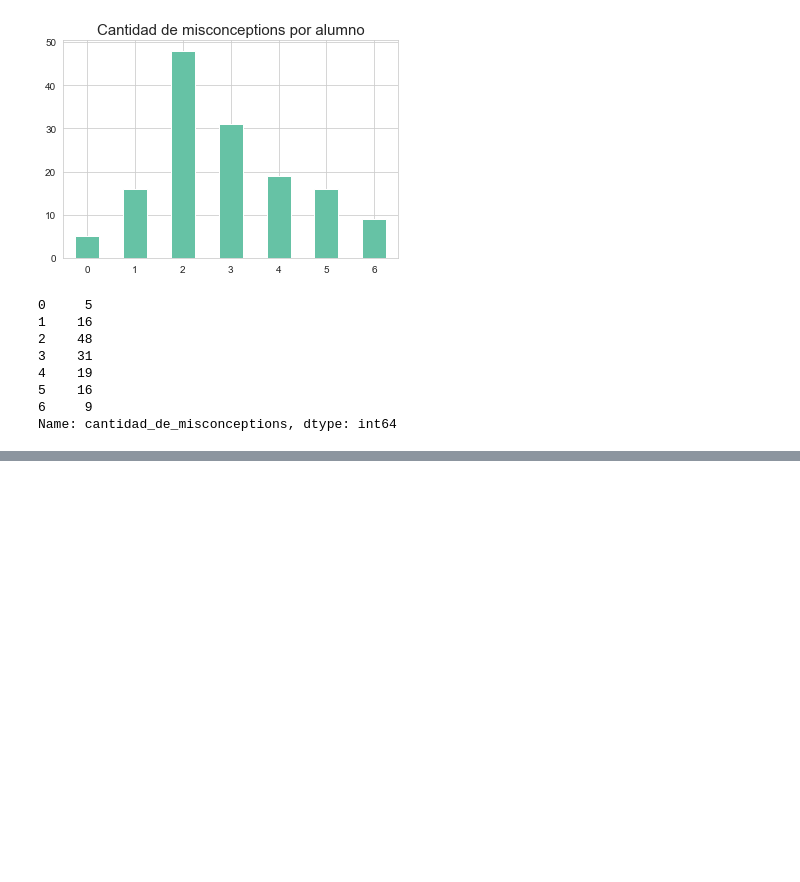
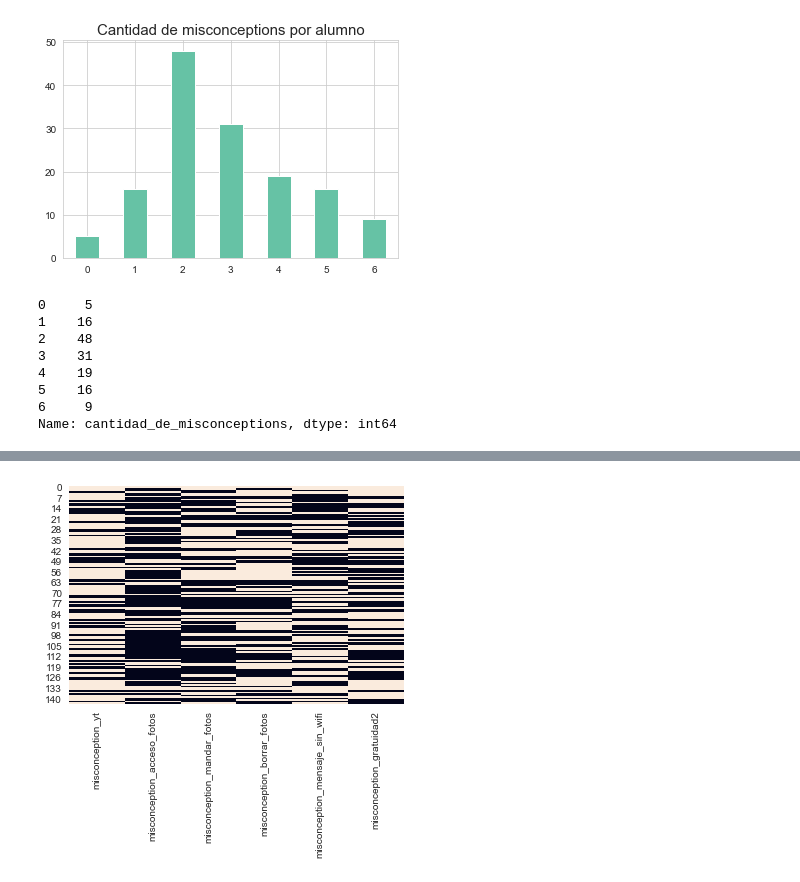
Before and after one commit to luparral/misconceptions, a Jupyter notebook: notebooks/Análisis exploratorio.ipynb, the cells around one changed output, grey strips where cells are left out. Drawn from its saved outputs; the diff is of its cells as text; code cells hidden in the pictures; blank space fills up the shorter version.

```diff
--- a/notebooks/Análisis exploratorio.ipynb
+++ b/notebooks/Análisis exploratorio.ipynb
@@ -707,0 +706,12 @@ Pasar todo a limpio para preguntar qué hacer con los no sé.
+# %%
+df_misconceptions = df[['misconception_yt',
+                        'misconception_acceso_fotos',
+                        'misconception_mandar_fotos',
+                        'misconception_borrar_fotos',
+                        'misconception_mensaje_sin_wifi',
+                        'misconception_gratuidad2']].copy()
+
+
+for col in df_misconceptions.columns:
+    df_misconceptions[col] = df_misconceptions[col].transform(lambda x: 1.0 if x == 'si' else 0.0)
+df_misconceptions.head()
@@ -707,0 +725,4 @@ Pasar todo a limpio para preguntar qué hacer con los no sé.
+# %%
+sns.heatmap(df_misconceptions, cbar=False);
+# %% [output]
+[figure, added]
```
Also changed, not shown: parts of 7 cells of this notebook.
